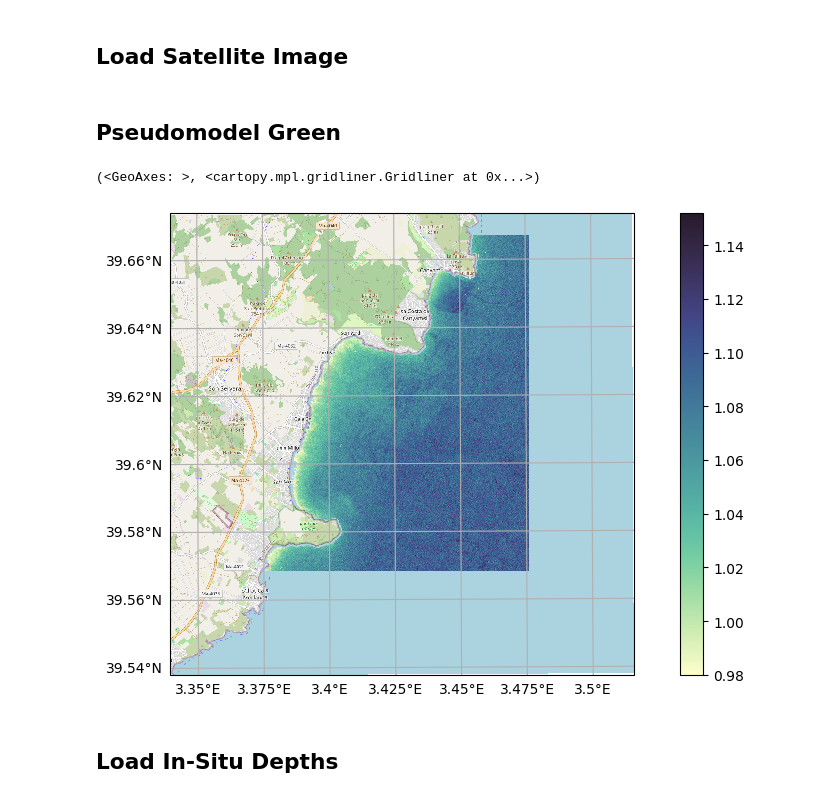
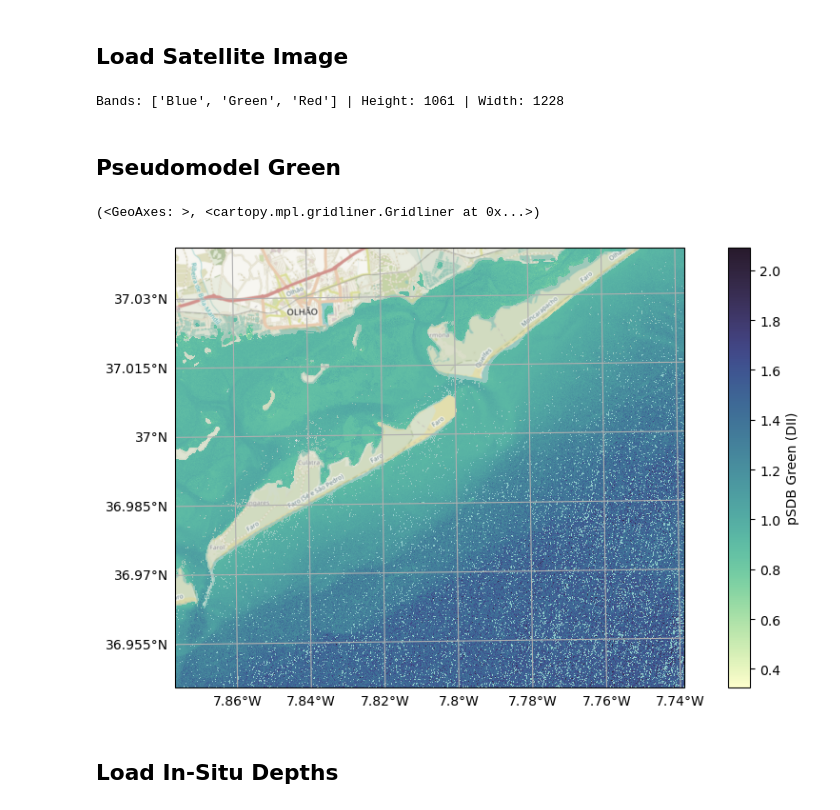
Before and after one commit to Aouei/sensingpy, a Jupyter notebook: notebooks/SDB_stumpf/SDB_stumpf.ipynb, the cells around one changed output. Saved outputs shown, nothing was run; the diff lists cells and outputs as text; code cells hidden in the pictures.

```diff
--- a/notebooks/SDB_stumpf/SDB_stumpf.ipynb
+++ b/notebooks/SDB_stumpf/SDB_stumpf.ipynb
@@ -25,7 +25,9 @@ warnings.filterwarnings("ignore")
 # %% [markdown]
 ## Load Satellite Image
 # %%
-satellite = reader.open(r"D:\marine_observatory\raw\Sentinel-2\31SED\S2A_MSI_2018_09_05_10_50_03_T31SED_L2W.nc")
+satellite = reader.open(r"E:\batimetria\algarve\satelite\local_original\Pleamar\20181007_S2A_AGV_EXT_29SPA_L2W.nc")
 satellite.rename_by_enum(SENTINEL2_BANDS)
 satellite.rename({'Rrs_B2' : 'Blue', 'Rrs_B3' : 'Green', 'Rrs_B4' : 'Red'})
-satellite.drop_bands( set(satellite.band_names).difference(['Blue', 'Green', 'Red']) )
+satellite.keep_bands( ['Blue', 'Green', 'Red'] )
+# %% [output]
+Bands: ['Blue', 'Green', 'Red'] | Height: 1061 | Width: 1228
@@ -38,16 +36,16 @@ satellite.clip(balears)
 # %%
 P_SDB_GREEN = 'pSDB Green'
 
-satellite.add_band(P_SDB_GREEN, IQR( stumpf_pseudomodel(satellite.select('Blue'), satellite.select('Green')), distance = 3 ))
+satellite.add_band(P_SDB_GREEN, IQR( stumpf_pseudomodel(satellite.select('Blue'), satellite.select('Green')), distance = 1.5 ))
 
 fig, ax = plot.get_geofigure(satellite.crs, 1, 1)
-plot.add_basemap(ax, 3.372645, 39.565, 3.4717, 39.665, satellite.crs)
 ax, mappable = plot.plot_band(satellite, P_SDB_GREEN, ax = ax, cmap = cmocean.cm.deep)
-fig.colorbar(mappable, )
+ctx.add_basemap(ax, crs = satellite.crs, attribution=False)
+fig.colorbar(mappable, label = f'{P_SDB_GREEN} (DII)')
 plot.add_gridlines(ax)
 # %% [output]
 (<GeoAxes: >, <cartopy.mpl.gridliner.Gridliner at 0x...>)
-[figure, old version]
+[figure, new version]
 # %% [markdown]
 ## Load In-Situ Depths
 # %%
```
Also changed, not shown: parts of 10 cells of this notebook, 2 other files.
